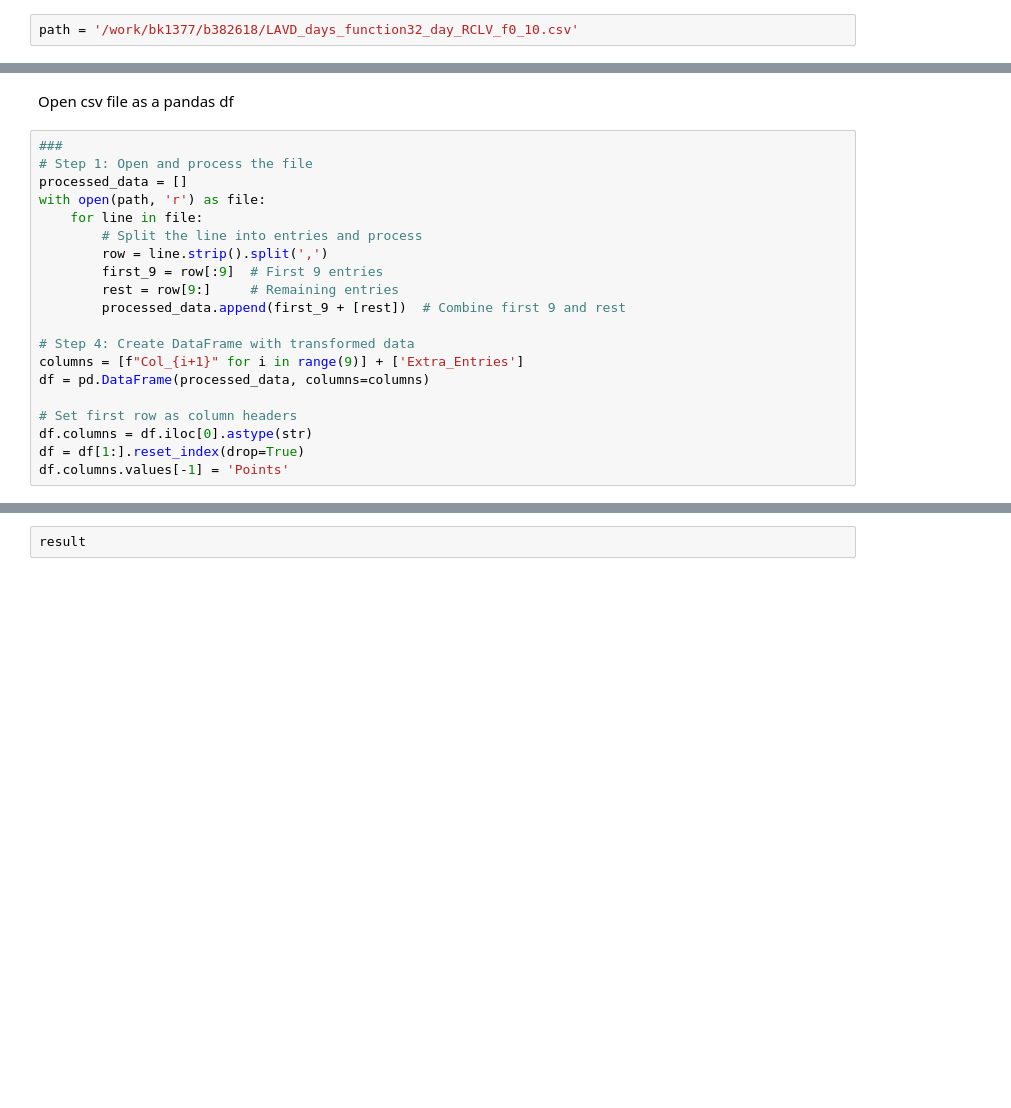
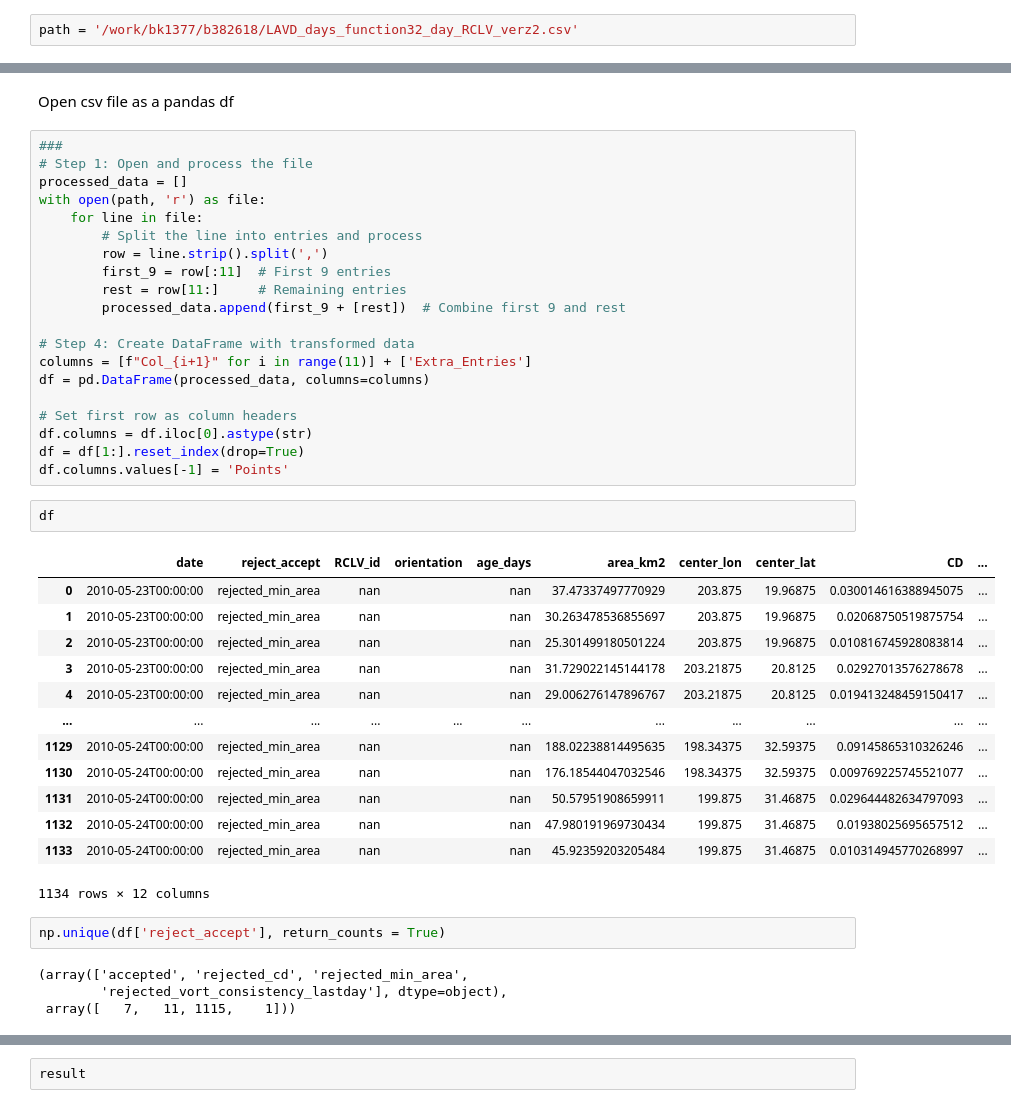
Before and after one commit to berzinastella/RCLVatlas_stella, a Jupyter notebook: coherence_lifetime_functions.ipynb, the cells around one changed output, grey strips where cells are left out. Cells and saved outputs as stored; diff of their text form; blank space fills up the shorter version.

Commit message:
coherence function

```diff
--- a/coherence_lifetime_functions.ipynb
+++ b/coherence_lifetime_functions.ipynb
@@ -322,5 +561,5 @@ save_RCLV_CSV(output_data, directory_of_LAVD_days + '32_day_RCLV_f10_end.csv') #
 # %%
-path = '/work/bk1377/b382618/LAVD_days_function32_day_RCLV_f0_10.csv'
+path = '/work/bk1377/b382618/LAVD_days_function32_day_RCLV_verz2.csv'
 # %%
 path2 = '/work/bk1377/b382618/LAVD_days_function32_day_RCLV_f10_end.csv'
 # %%
@@ -337,16 +576,38 @@ with open(path, 'r') as file:
     for line in file:
         # Split the line into entries and process
         row = line.strip().split(',')
-        first_9 = row[:9]  # First 9 entries
-        rest = row[9:]     # Remaining entries
+        first_9 = row[:11]  # First 9 entries
+        rest = row[11:]     # Remaining entries
         processed_data.append(first_9 + [rest])  # Combine first 9 and rest
 
 # Step 4: Create DataFrame with transformed data
-columns = [f"Col_{i+1}" for i in range(9)] + ['Extra_Entries']
+columns = [f"Col_{i+1}" for i in range(11)] + ['Extra_Entries']
 df = pd.DataFrame(processed_data, columns=columns)
 
 # Set first row as column headers
 df.columns = df.iloc[0].astype(str)
 df = df[1:].reset_index(drop=True)
 df.columns.values[-1] = 'Points'
+# %%
+df
+# %% [output]
+|  | date | reject_accept | RCLV_id | orientation | age_days | area_km2 | center_lon | center_lat | CD | ... |
+| 0 | 2010-05-23T00:00:00 | rejected_min_area | nan |  | nan | 37.47337497770929 | 203.875 | 19.96875 | 0.030014616388945075 | ... |
+| 1 | 2010-05-23T00:00:00 | rejected_min_area | nan |  | nan | 30.263478536855697 | 203.875 | 19.96875 | 0.02068750519875754 | ... |
+| 2 | 2010-05-23T00:00:00 | rejected_min_area | nan |  | nan | 25.301499180501224 | 203.875 | 19.96875 | 0.010816745928083814 | ... |
+| 3 | 2010-05-23T00:00:00 | rejected_min_area | nan |  | nan | 31.729022145144178 | 203.21875 | 20.8125 | 0.02927013576278678 | ... |
+| 4 | 2010-05-23T00:00:00 | rejected_min_area | nan |  | nan | 29.006276147896767 | 203.21875 | 20.8125 | 0.019413248459150417 | ... |
+| ... | ... | ... | ... | ... | ... | ... | ... | ... | ... | ... |
+| 1129 | 2010-05-24T00:00:00 | rejected_min_area | nan |  | nan | 188.02238814495635 | 198.34375 | 32.59375 | 0.09145865310326246 | ... |
+| 1130 | 2010-05-24T00:00:00 | rejected_min_area | nan |  | nan | 176.18544047032546 | 198.34375 | 32.59375 | 0.009769225745521077 | ... |
+| 1131 | 2010-05-24T00:00:00 | rejected_min_area | nan |  | nan | 50.57951908659911 | 199.875 | 31.46875 | 0.029644482634797093 | ... |
+| 1132 | 2010-05-24T00:00:00 | rejected_min_area | nan |  | nan | 47.980191969730434 | 199.875 | 31.46875 | 0.01938025695657512 | ... |
+| 1133 | 2010-05-24T00:00:00 | rejected_min_area | nan |  | nan | 45.92359203205484 | 199.875 | 31.46875 | 0.010314945770268997 | ... |
+1134 rows × 12 columns
+# %%
+np.unique(df['reject_accept'], return_counts = True)
+# %% [output]
+(array(['accepted', 'rejected_cd', 'rejected_min_area',
+        'rejected_vort_consistency_lastday'], dtype=object),
+ array([   7,   11, 1115,    1]))
 # %%
```
Also changed, not shown: parts of 26 cells of this notebook.
